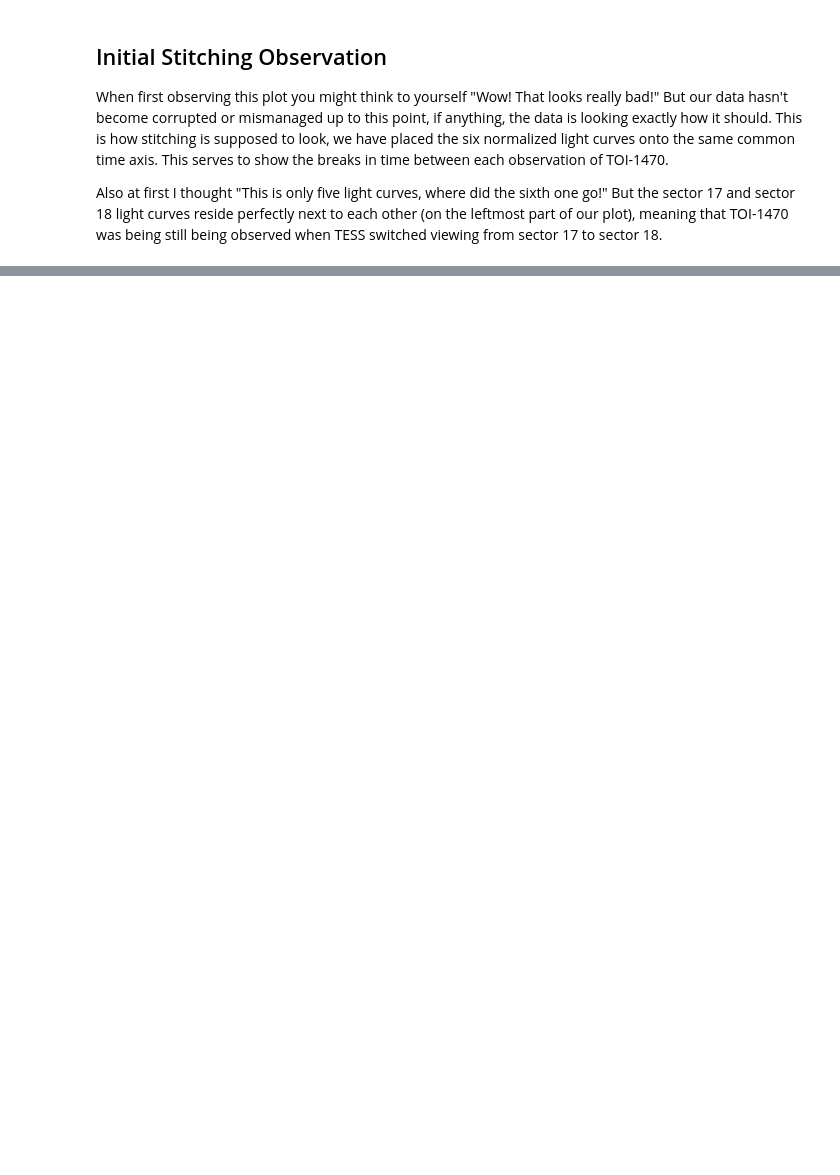
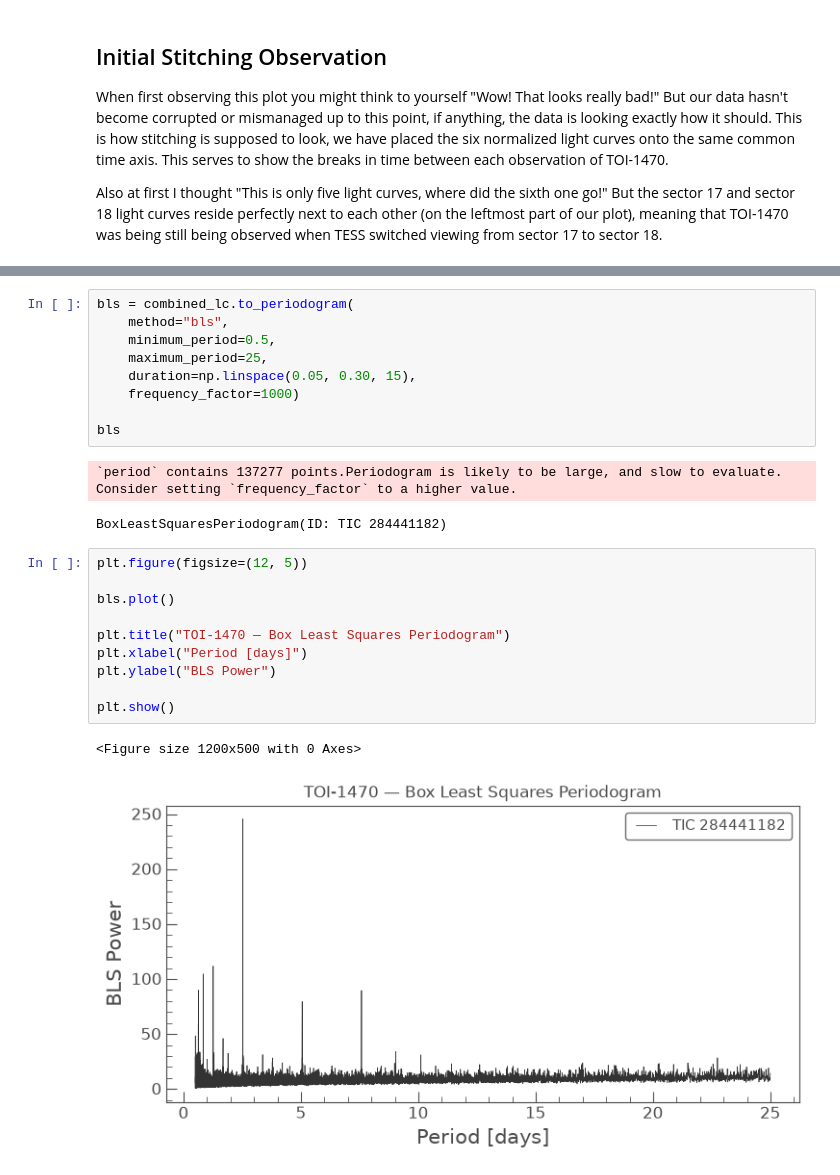
Before and after one commit to JonathonDPuchbauer/Recovery-of-TOI-1470-Planetary-System-Research-Project, a Jupyter notebook: notebooks/TOI-1470-analysis.ipynb, the cells around one changed output, grey strips where cells are left out. Drawn from its saved outputs; the diff is of its cells as text; blank space fills up the shorter version.

```diff
--- a/notebooks/TOI-1470-analysis.ipynb
+++ b/notebooks/TOI-1470-analysis.ipynb
@@ -273,0 +289,25 @@ Also at first I thought "This is only five light curves, where did the sixth one
+# %%
+bls = combined_lc.to_periodogram(
+    method="bls",
+    minimum_period=0.5,
+    maximum_period=25,
+    duration=np.linspace(0.05, 0.30, 15),
+    frequency_factor=1000)
+
+bls
+# %% [output]
+`period` contains 137277 points.Periodogram is likely to be large, and slow to evaluate. Consider setting `frequency_factor` to a higher value.
+BoxLeastSquaresPeriodogram(ID: TIC 284441182)
+# %%
+plt.figure(figsize=(12, 5))
+
+bls.plot()
+
+plt.title("TOI-1470 — Box Least Squares Periodogram")
+plt.xlabel("Period [days]")
+plt.ylabel("BLS Power")
+
+plt.show()
+# %% [output]
+<Figure size 1200x500 with 0 Axes>
+[figure, added]
```
Also changed, not shown: parts of 16 cells of this notebook, 1 other file.
